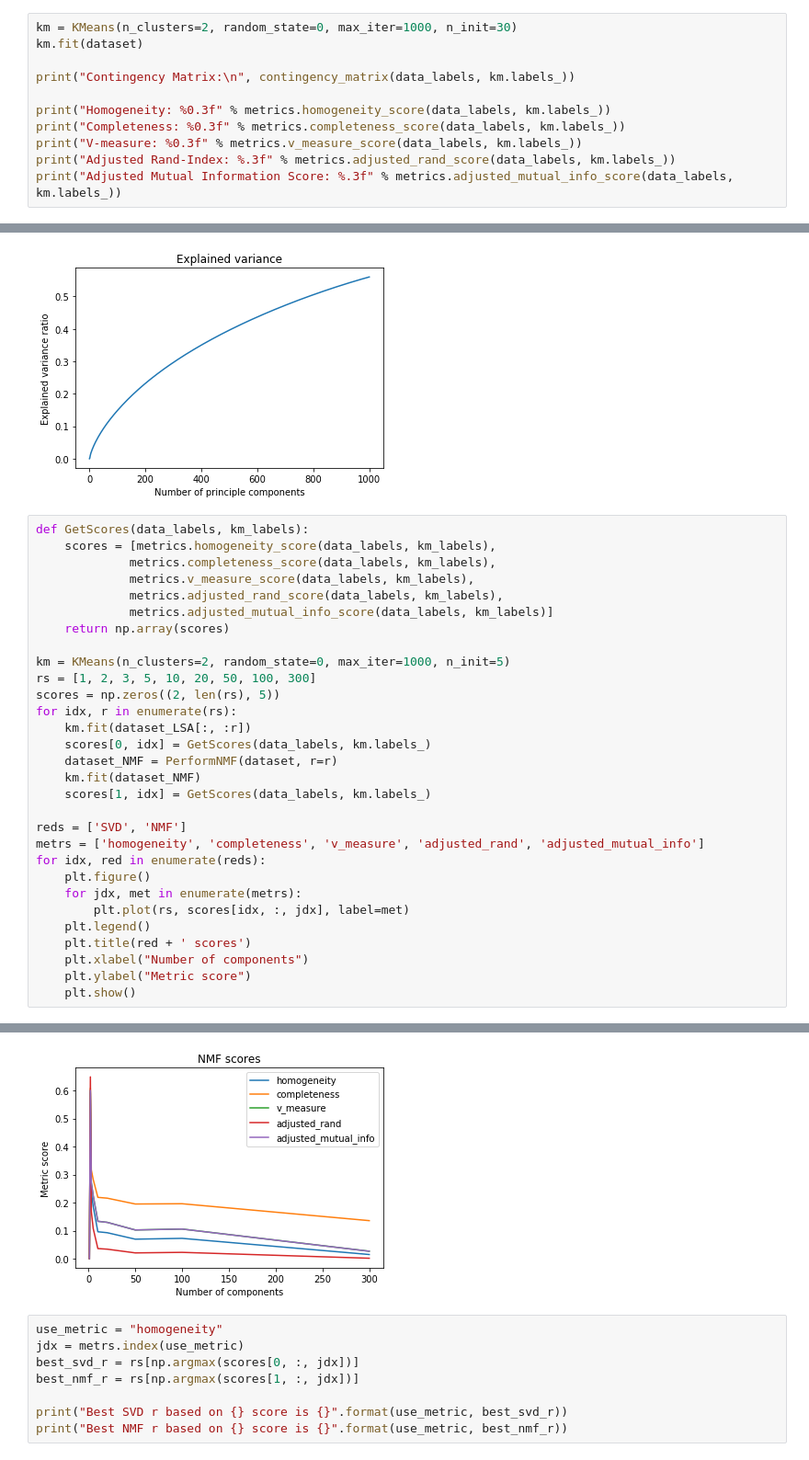
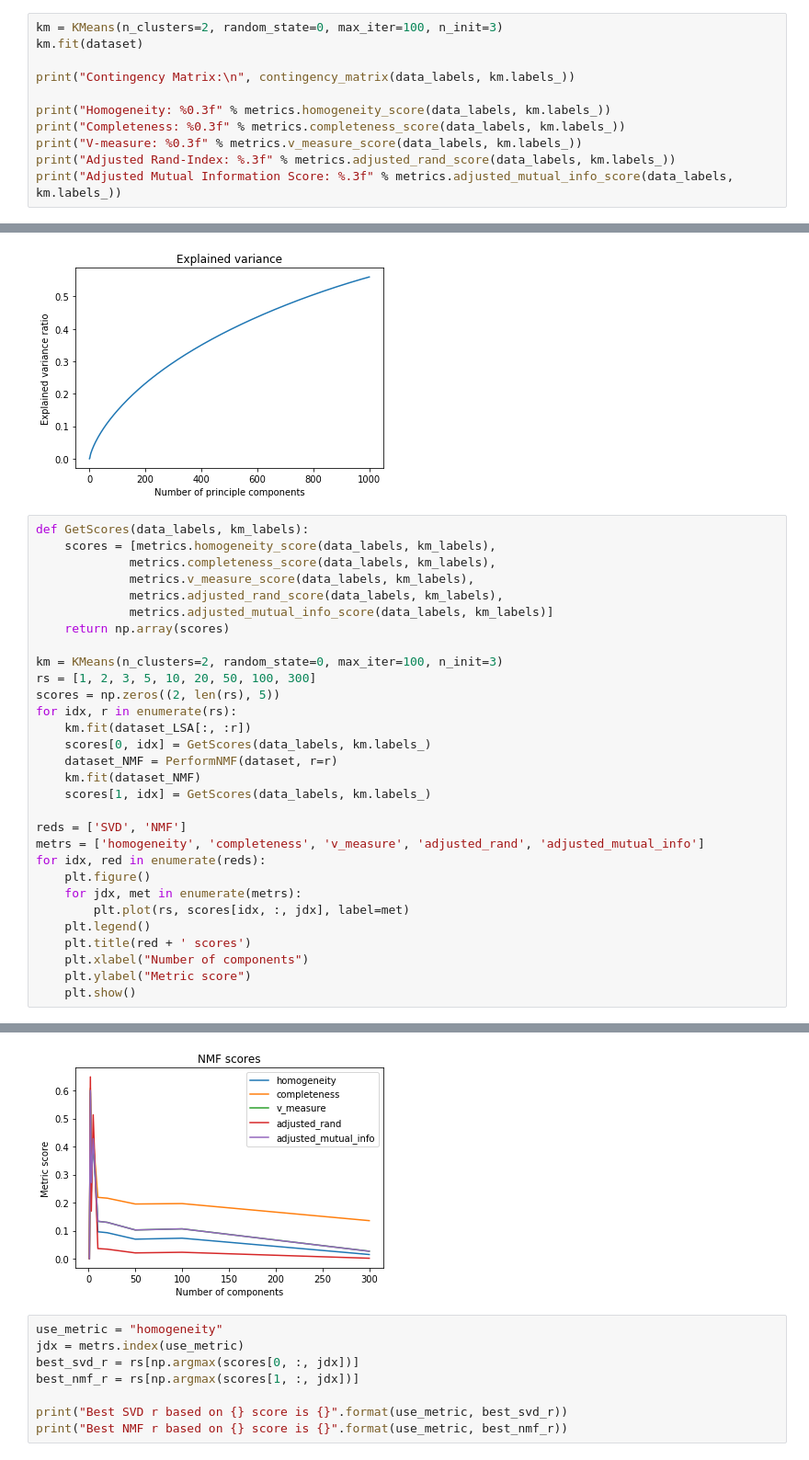
Before and after one commit to sbauersfeld/ECE219, a Jupyter notebook: Project2/project2.ipynb, the cells around one changed output, grey strips where cells are left out. Shown at 92% size. Cells and saved outputs as stored; diff of their text form.

```diff
--- a/Project2/project2.ipynb
+++ b/Project2/project2.ipynb
@@ -51,7 +51,7 @@ dataset, data_labels = GetTFData()
 # %% [output]
 TF-IDF shape: (7882, 27768)
 # %%
-km = KMeans(n_clusters=2, random_state=0, max_iter=1000, n_init=30)
+km = KMeans(n_clusters=2, random_state=0, max_iter=100, n_init=3)
 km.fit(dataset)
 
 print("Contingency Matrix:\n", contingency_matrix(data_labels, km.labels_))
@@ -83,7 +83,7 @@ def GetScores(data_labels, km_labels):
              metrics.adjusted_mutual_info_score(data_labels, km_labels)]
     return np.array(scores)
 
-km = KMeans(n_clusters=2, random_state=0, max_iter=1000, n_init=5)
+km = KMeans(n_clusters=2, random_state=0, max_iter=100, n_init=3)
 rs = [1, 2, 3, 5, 10, 20, 50, 100, 300]
 scores = np.zeros((2, len(rs), 5))
 for idx, r in enumerate(rs):
@@ -109,4 +109,4 @@ for idx, red in enumerate(reds):
-[figure, old version]
+[figure, new version]
 # %%
 use_metric = "homogeneity"
 jdx = metrs.index(use_metric)
```
Also changed, not shown: parts of 9 cells of this notebook.
